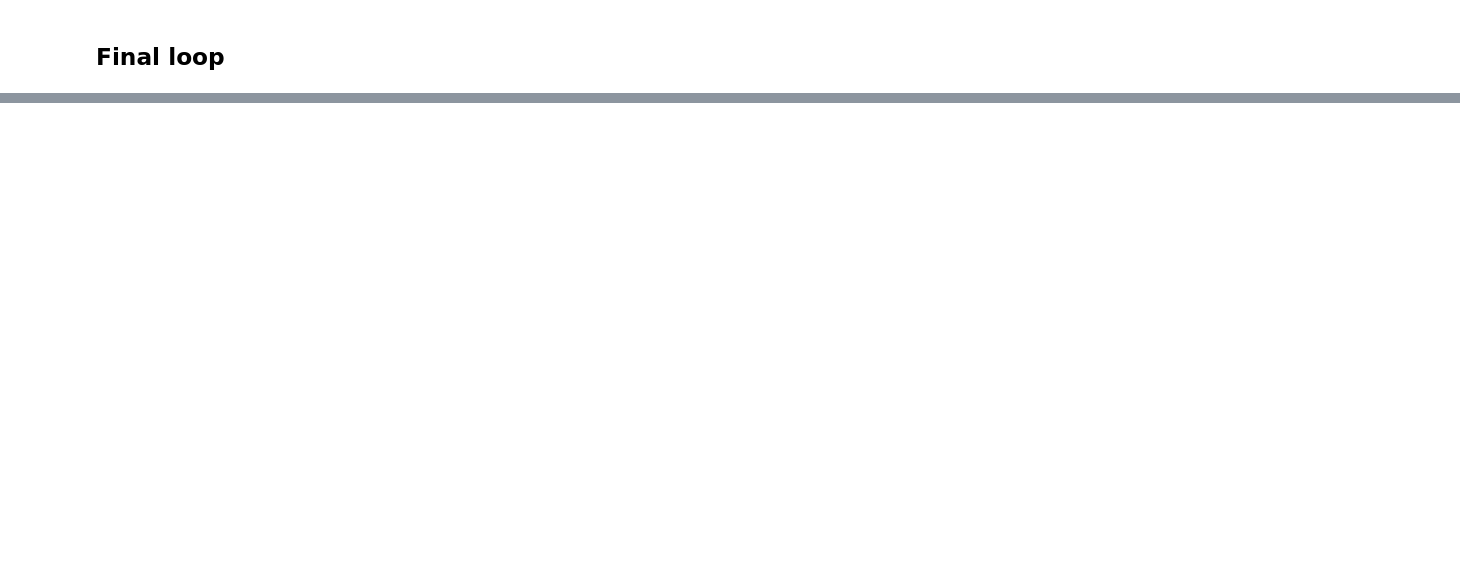
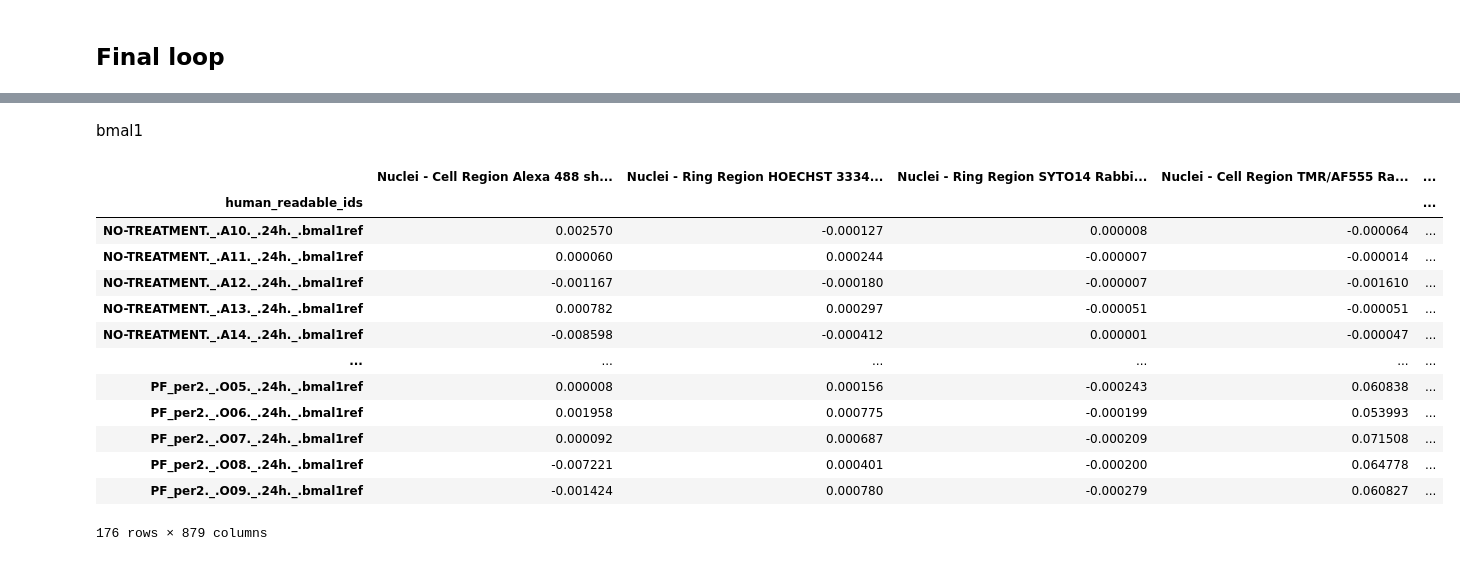
Before and after one commit to derfelterciano/PartchLab, a Jupyter notebook: circadian_rhythms/pilot_study/treeview_visualization/sorted_channels.ipynb, the cells around one changed output, grey strips where cells are left out. Cells and saved outputs as stored; diff of their text form; code cells hidden in the pictures; blank space fills up the shorter version.

```diff
--- a/circadian_rhythms/pilot_study/treeview_visualization/sorted_channels.ipynb
+++ b/circadian_rhythms/pilot_study/treeview_visualization/sorted_channels.ipynb
@@ -250,0 +189,22 @@ for file in os.listdir(cleaned_file_dir):
+# %% [markdown]
+bmal1
+# %%
+bmal_out_dir = "/home/derfelt/PartchLabFiles/Circadian Rhythms/Pilot Study/Heatmaps (treeview)/channel sorted/bmal1"
+
+curr_df = pd.read_csv('/home/derfelt/PartchLabFiles/Circadian Rhythms/Pilot Study/cleaned_data/feature_reduction_cleaned_renamed/HistDiff_results_24h_bmal1ref_REDONE_WELL-DROPPED_FeatRed.csv', index_col=0)
+display(curr_df)
+# %% [output]
+|  | Nuclei - Cell Region Alexa 488 sh... | Nuclei - Ring Region HOECHST 3334... | Nuclei - Ring Region SYTO14 Rabbi... | Nuclei - Cell Region TMR/AF555 Ra... | ... |
+| human_readable_ids |  |  |  |  | ... |
+| NO-TREATMENT._.A10._.24h._.bmal1ref | 0.002570 | -0.000127 | 0.000008 | -0.000064 | ... |
+| NO-TREATMENT._.A11._.24h._.bmal1ref | 0.000060 | 0.000244 | -0.000007 | -0.000014 | ... |
+| NO-TREATMENT._.A12._.24h._.bmal1ref | -0.001167 | -0.000180 | -0.000007 | -0.001610 | ... |
+| NO-TREATMENT._.A13._.24h._.bmal1ref | 0.000782 | 0.000297 | -0.000051 | -0.000051 | ... |
+| NO-TREATMENT._.A14._.24h._.bmal1ref | -0.008598 | -0.000412 | 0.000001 | -0.000047 | ... |
+| ... | ... | ... | ... | ... | ... |
+| PF_per2._.O05._.24h._.bmal1ref | 0.000008 | 0.000156 | -0.000243 | 0.060838 | ... |
+| PF_per2._.O06._.24h._.bmal1ref | 0.001958 | 0.000775 | -0.000199 | 0.053993 | ... |
+| PF_per2._.O07._.24h._.bmal1ref | 0.000092 | 0.000687 | -0.000209 | 0.071508 | ... |
+| PF_per2._.O08._.24h._.bmal1ref | -0.007221 | 0.000401 | -0.000200 | 0.064778 | ... |
+| PF_per2._.O09._.24h._.bmal1ref | -0.001424 | 0.000780 | -0.000279 | 0.060827 | ... |
+176 rows × 879 columns
```
Also changed, not shown: parts of 7 cells of this notebook.
